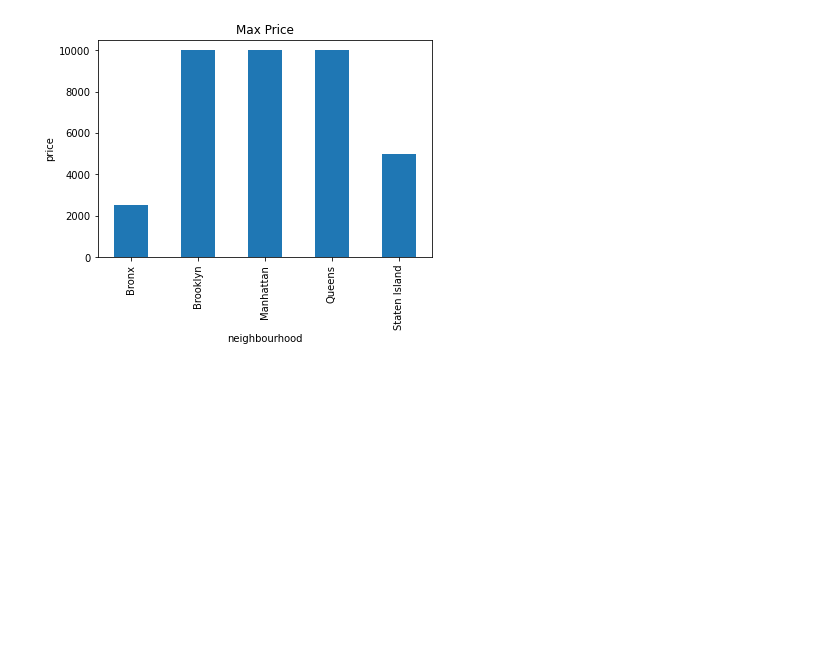
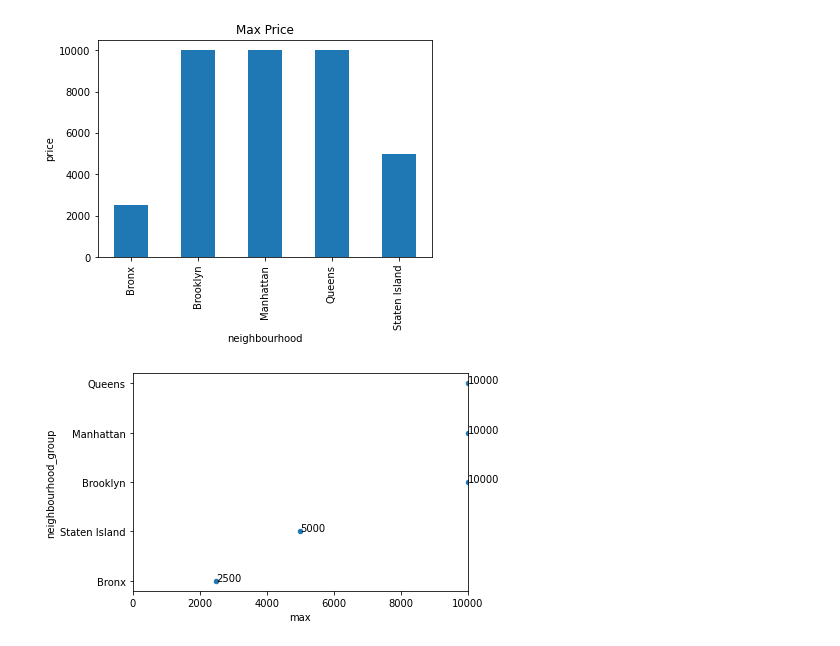
Before and after one commit to Nissun662/Data-Visual, a Jupyter notebook: Quiz24.ipynb, the cells around one changed output. Saved outputs shown, nothing was run; the diff lists cells and outputs as text; code cells hidden in the pictures; blank space fills up the shorter version.

```diff
--- a/Quiz24.ipynb
+++ b/Quiz24.ipynb
@@ -47,3 +49,10 @@ df.groupby('neighbourhood_group').price.agg('max').plot(kind = 'bar', title = 'M
 # %% [output]
 <AxesSubplot:title={'center':'Max Price'}, xlabel='neighbourhood', ylabel='price'>
 [figure]
+# %%
+ax = df.groupby('neighbourhood_group').price.agg(['max']).sort_values(by='max',ascending = True).reset_index().plot.scatter(x = 'max', y = 'neighbourhood_group', xlim = [0,10000])
+
+for index,value in enumerate(df.groupby('neighbourhood_group').price.agg(['max']).sort_values(by = 'max',ascending = True).reset_index()['max']):
+  ax.annotate(str(int(value)),[value,index])
+# %% [output]
+[figure, added]
```
Also changed, not shown: parts of 4 cells of this notebook.
